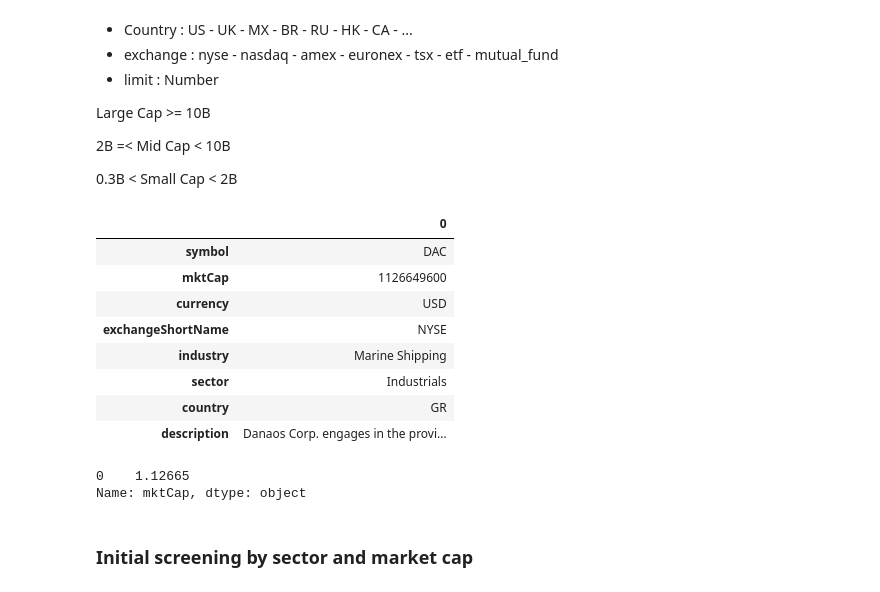
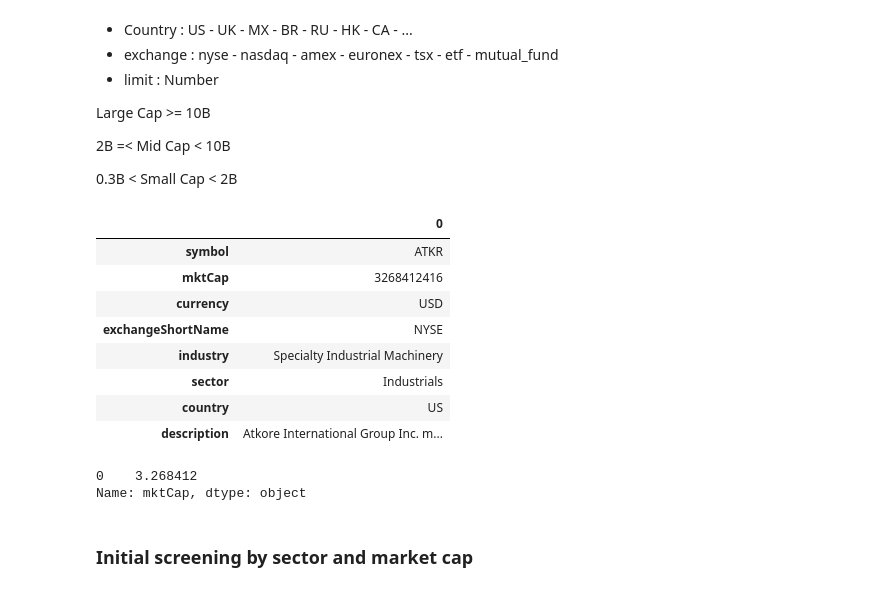
Before and after one commit to alwz1/fmp_fundamentals, a Jupyter notebook: fmp_fundamentals.ipynb, the cells around one changed output. Saved outputs shown, nothing was run; the diff lists cells and outputs as text; code cells hidden in the pictures.

```diff
--- a/fmp_fundamentals.ipynb
+++ b/fmp_fundamentals.ipynb
@@ -354,22 +354,22 @@ Large Cap >= 10B
 
 0.3B < Small Cap < 2B
 # %%
-profile = get_profile('DAC').iloc[[0,4,9,14,15,19,20,17]]
+profile = get_profile('ATKR').iloc[[0,4,9,14,15,19,20,17]]
 profile
 # %% [output]
 |  | 0 |
-| symbol | DAC |
-| mktCap | 1126649600 |
+| symbol | ATKR |
+| mktCap | 3268412416 |
 | currency | USD |
 | exchangeShortName | NYSE |
-| industry | Marine Shipping |
+| industry | Specialty Industrial Machinery |
 | sector | Industrials |
-| country | GR |
-| description | Danaos Corp. engages in the provi... |
+| country | US |
+| description | Atkore International Group Inc. m... |
 # %%
 profile.loc['mktCap']/1.0e9
 # %% [output]
-0    1.12665
+0    3.268412
 Name: mktCap, dtype: object
 # %%
 large_cap = 10000000000
```
Also changed, not shown: parts of 33 cells of this notebook.
